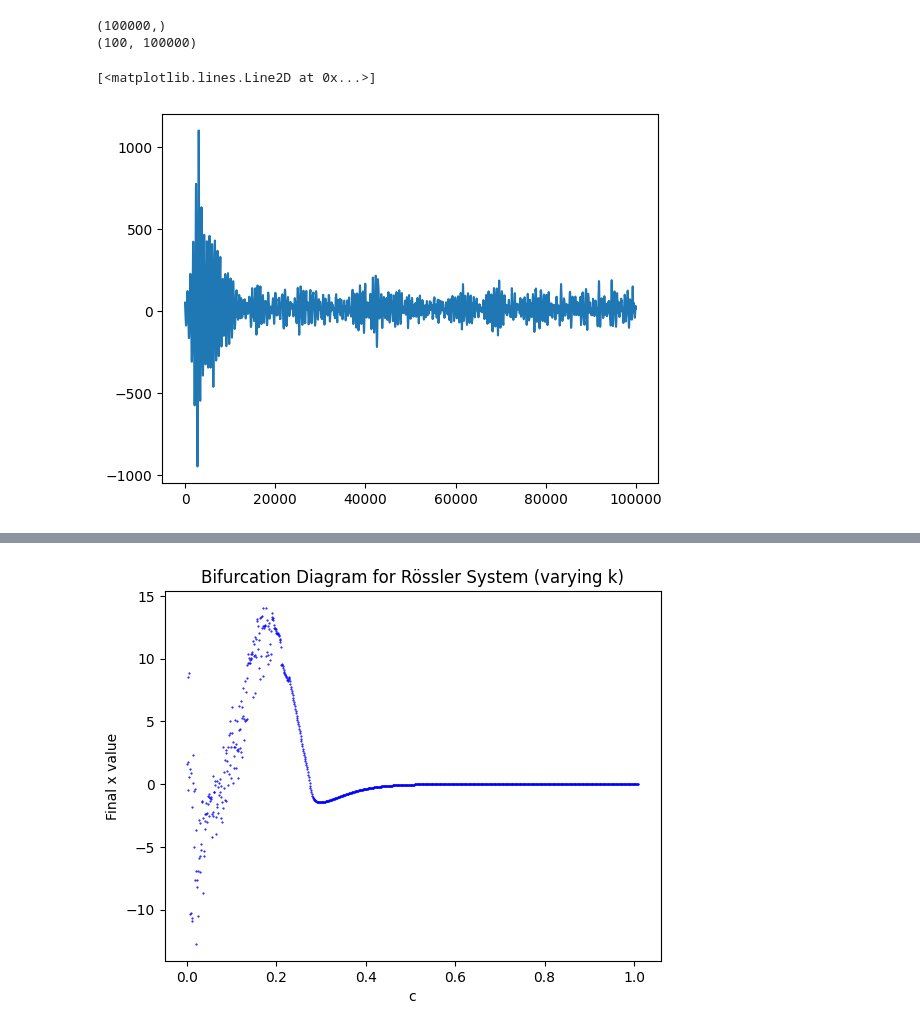
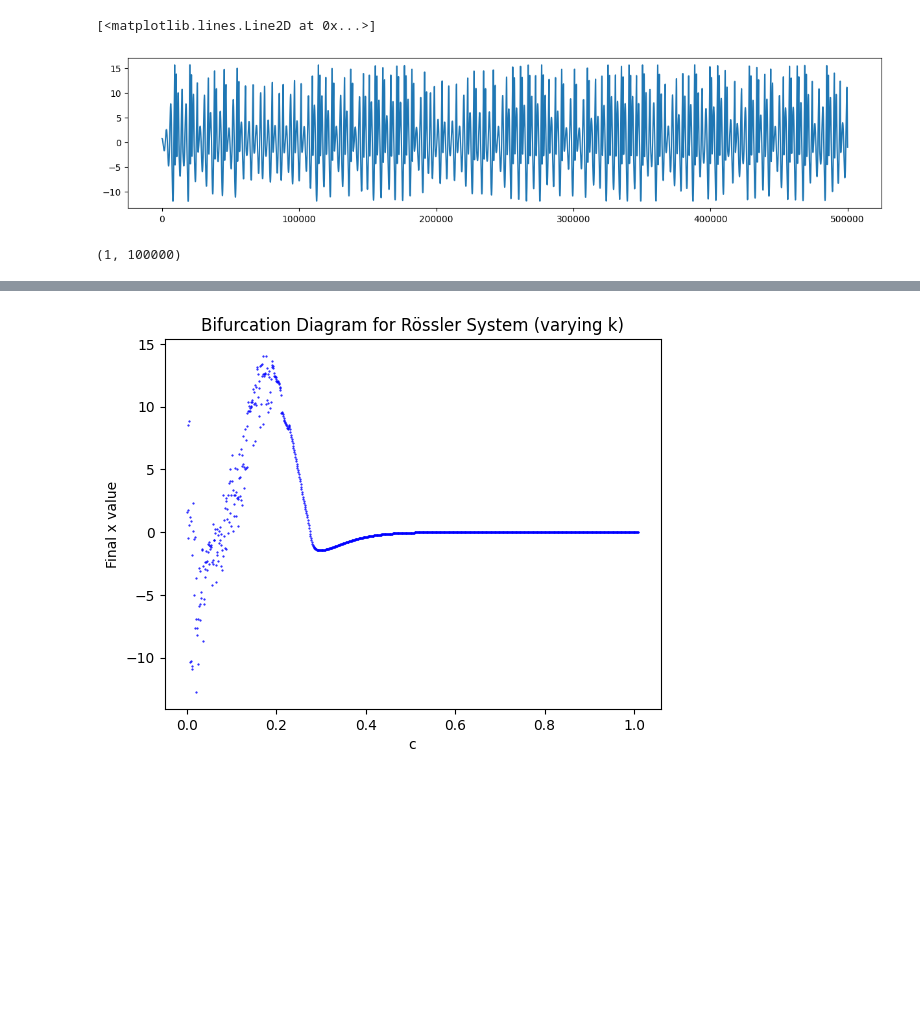
Before and after one commit to jayantsharma279/CNS_IITM, a Jupyter notebook: Exploratory Model/Rossler/Rossler_chaos.ipynb, the cells around one changed output, grey strips where cells are left out. Saved outputs shown, nothing was run; the diff lists cells and outputs as text; code cells hidden in the pictures; blank space fills up the shorter version.

```diff
--- a/Exploratory Model/Rossler/Rossler_chaos.ipynb
+++ b/Exploratory Model/Rossler/Rossler_chaos.ipynb
@@ -69,12 +86,13 @@ plt.show()
-# %%
-x_vals = sol.y[0:100,:]
-mean_x = np.sum(x_vals,axis = 0)
-print(mean_x.shape)
-print(x_vals.shape)
-plt.plot(mean_x)
-# %% [output]
-(100000,)
-(100, 100000)
-[<matplotlib.lines.Line2D at 0x...>]
-[figure, removed]
+# %%
+x_vals = np.array(sol.y)[0:100,:]
+x_solved = np.array(sol.y)[1,:]
+plt.figure(figsize = (15,3))
+plt.plot(x_solved)
+# %% [output]
+[<matplotlib.lines.Line2D at 0x...>]
+[figure, added]
+# %%
+np.shape(x_vals[0:1])
+# %% [output]
+(1, 100000)
 # %%
```
Also changed, not shown: parts of 12 cells of this notebook.
